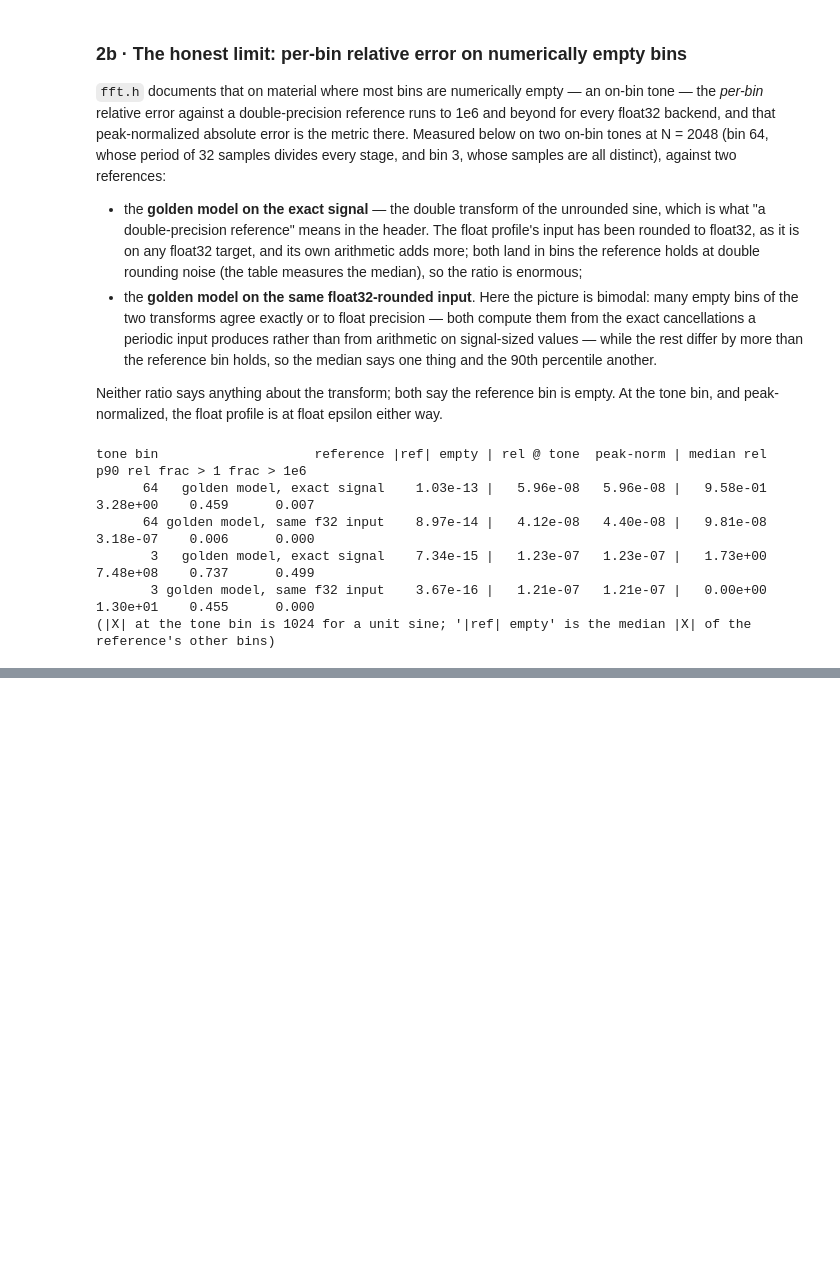
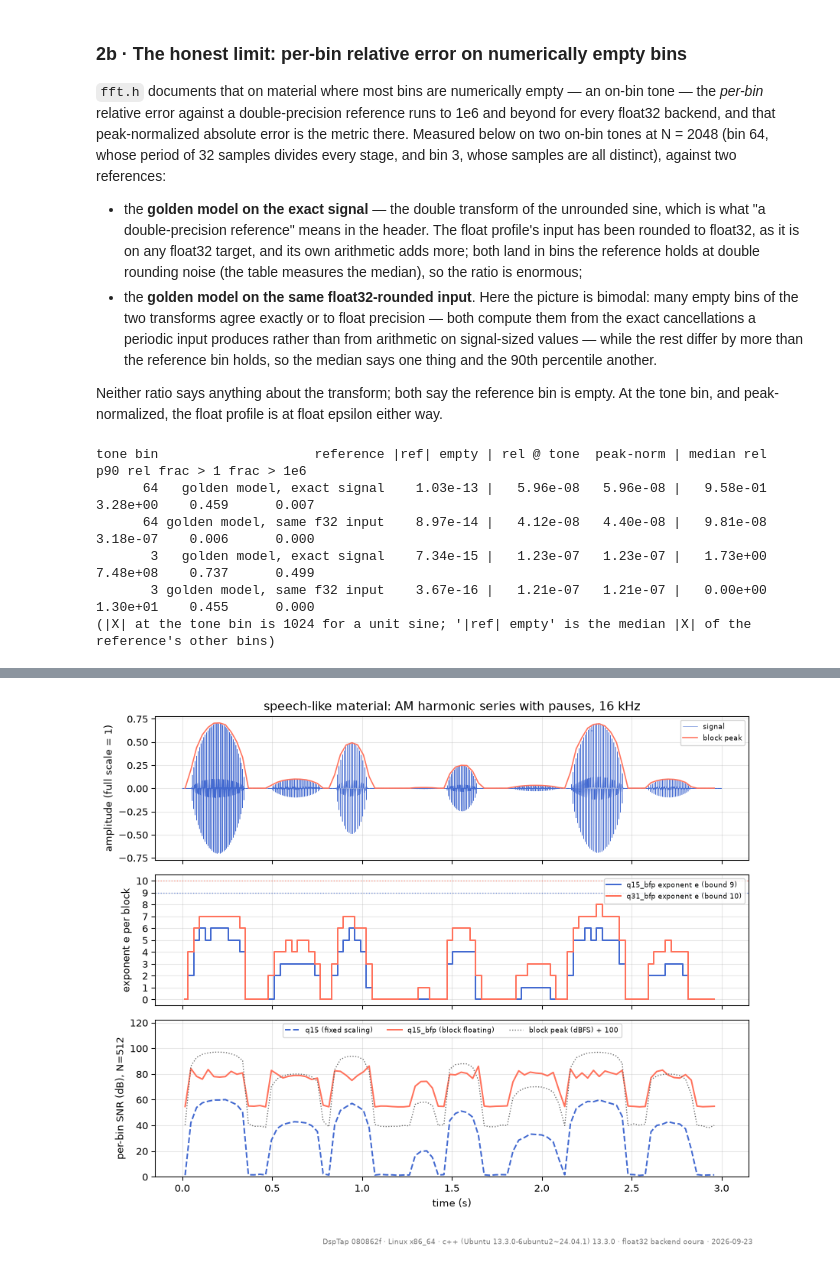
Before and after one commit to tap/DspTap, a Jupyter notebook: notebooks/fft.ipynb, the cells around one changed output, grey strips where cells are left out. Drawn from its saved outputs; the diff is of its cells as text; code cells hidden in the pictures; blank space fills up the shorter version.

```diff
--- a/notebooks/fft.ipynb
+++ b/notebooks/fft.ipynb
@@ -389,0 +837,91 @@ backend the setup cell prints; the corresponding hard gates live in `tests/test_
+# %%
+def speech_like(fs=16000.0, seconds=3.0, seed=20260923):
+    r = np.random.default_rng(seed)
+    count = int(fs * seconds)
+    t = np.arange(count) / fs
+    env, pos, syllables = np.zeros(count), 0.05, []
+    while pos < seconds - 0.2:
+        dur, gap = r.uniform(0.12, 0.3), r.uniform(0.04, 0.25)
+        lvl = [-3.0, -20.0, -6.0, -42.0, -12.0, -30.0][len(syllables) % 6]    # every level, in a fixed order
+        i0, i1 = int(pos * fs), min(int((pos + dur) * fs), count)
+        env[i0:i1] = np.maximum(env[i0:i1], 10 ** (lvl / 20) * np.sin(np.pi * np.arange(i1 - i0) / (i1 - i0)) ** 0.6)
+        syllables.append((pos, dur, lvl))
+        pos += dur + gap
+    f0 = 120.0 * (1 + 0.15 * np.sin(2 * np.pi * 0.7 * t) + 0.02 * np.sin(2 * np.pi * 5.5 * t))
+    phase = 2 * np.pi * np.cumsum(f0) / fs
+    x = np.zeros(count)
+    for k in range(1, 40):
+        fk = k * f0
+        formant = np.exp(-0.5 * ((fk - 600) / 200) ** 2) + 0.5 * np.exp(-0.5 * ((fk - 1800) / 350) ** 2) + 0.15
+        x += (formant / k) * np.sin(k * phase) * (fk < 0.45 * fs)
+    x = x / np.max(np.abs(x)) * env
+    return x + 10 ** (-60 / 20) * r.standard_normal(count) * (0.3 + env), fs, syllables
+
+x, fs, syllables = speech_like()
+NB = 512
+blocks = x[: len(x) // NB * NB].reshape(-1, NB)
+tb = (np.arange(blocks.shape[0]) + 0.5) * NB / fs
+peak_db = 20 * np.log10(np.maximum(np.max(np.abs(blocks), axis=1), 1e-9))
+
+def per_block(profile):
+    f, gold = tap.RealFFT(NB, profile), tap.RealFFT(NB, "double")
+    es, snrs = [], []
+    for b in blocks:
+        buf = f.to_native(b)
+        G = gold.forward(f.from_native(buf))
+        e = f.forward_inplace_raw(buf)
+        out = f.from_native(buf, e)
+        err = np.sum((out[2:] - G[2:]) ** 2)
+        es.append(e)
+        snrs.append(10 * np.log10(np.sum(G[2:] ** 2) / max(err, 1e-300)))
+    return np.array(es), np.array(snrs), f.exponent_bound
+
+res = {p: per_block(p) for p in FIXED}
+
+fig, axes = plt.subplots(3, 1, figsize=(9, 7.6), sharex=True, gridspec_kw={"height_ratios": [1.1, 1, 1.2]})
+axes[0].plot(np.arange(len(x)) / fs, x, lw=0.4, color=C[0], label="signal")
+axes[0].plot(tb, 10 ** (peak_db / 20), "-", lw=1.2, color=C[2], label="block peak")
+axes[0].set(ylabel="amplitude (full scale = 1)", title="speech-like material: AM harmonic series with pauses, 16 kHz")
+axes[0].legend(fontsize=7, loc="upper right")
+for ci, p in enumerate(("q15_bfp", "q31_bfp")):
+    es, _, bound = res[p]
+    axes[1].step(tb, es, where="mid", lw=1.5, color=C[2 * ci], label=f"{p} exponent e (bound {bound})")
+    axes[1].axhline(bound, ls=":", lw=1, color=C[2 * ci], alpha=0.7)
+axes[1].set(ylabel="exponent e per block", yticks=range(0, 11))
+axes[1].legend(fontsize=7, loc="upper right")
+for ci, (p, ls) in enumerate((("q15", "--"), ("q15_bfp", "-"))):
+    axes[2].plot(tb, res[p][1], ls, lw=1.5, color=C[ci * 2], label=f"{p} ({'block floating' if 'bfp' in p else 'fixed scaling'})")
+axes[2].plot(tb, peak_db + 100, ":", lw=1, color="0.4", label="block peak (dBFS) + 100")
+axes[2].set(xlabel="time (s)", ylabel="per-bin SNR (dB), N=512", ylim=(0, 122))
+axes[2].legend(fontsize=7, loc="upper center", ncol=3)
+stamp(fig)
+plt.show()
+
+fig, axes = plt.subplots(1, 2, figsize=(9, 3.4), sharey=False)
+for ax, p, ci in zip(axes, ("q15_bfp", "q31_bfp"), (0, 1)):
+    es, snrs, bound = res[p]
+    jitter = np.random.default_rng(1).uniform(-0.15, 0.15, es.size)
+    ax.scatter(peak_db, es + jitter, s=14, color=C[2 * ci], alpha=0.75, edgecolor="none", label="blocks")
+    ax.axhline(bound, ls=":", lw=1, color="0.4", label=f"fixed-scaling constant {bound}")
+    ax.set(xlabel="block peak level (dBFS)", ylabel="exponent e", title=p, yticks=range(0, bound + 1))
+    ax.legend(fontsize=7, loc="upper left")
+fig.suptitle("the block-floating exponent tracks the block's actual growth: 0 for quiet blocks, a few bits under the constant at full scale", fontsize=9.5)
+stamp(fig)
+plt.show()
+
+# The "quiet" blocks are two populations: pauses at the -60 dBFS noise floor and quiet syllables
+# (-50 ... -30 dBFS); the policy's point is the latter, so the two are reported apart.
+pause, quiet_syl, loud = peak_db < -50, (peak_db >= -50) & (peak_db < -30), peak_db > -10
+print(f"{blocks.shape[0]} blocks: {pause.sum()} pauses (< -50 dBFS), {quiet_syl.sum()} quiet-syllable blocks (-50 ... -30 dBFS), "
+      f"{loud.sum()} loud blocks (> -10 dBFS); {len(syllables)} syllables at levels {[float(l) for _, _, l in syllables]} dBFS")
+print(f"\n{'profile':8} {'e range':>8} {'bound':>5} | {'e = 0 up to':>11} {'first e > 0 at':>14} | {'median per-bin SNR (dB):':>24} {'all':>6} {'pauses':>7} {'quiet syl.':>10} {'loud':>6}")
+for p in FIXED:
+    es, snrs, bound = res[p]
+    e0_up_to = f"{peak_db[es == 0].max():7.1f} dBFS" if (es == 0).any() else "   (never)  "
+    first_e = f"{peak_db[es > 0].min():7.1f} dBFS"
+    print(f"{p:8} {f'[{es.min()}, {es.max()}]':>8} {bound:5d} | {e0_up_to:>11} {first_e:>14} | {'':>24} {np.median(snrs):6.1f} "
+          f"{np.median(snrs[pause]):7.1f} {np.median(snrs[quiet_syl]):10.1f} {np.median(snrs[loud]):6.1f}")
+print("('e = 0 up to' is the loudest block peak that still returned e = 0, 'first e > 0 at' the quietest block that shifted:")
+print(" the two overlap because the exponent follows the block's spectral growth, not its peak)")
+# %% [output]
+[figure, added]
```
Also changed, not shown: parts of 27 cells of this notebook, 9 other files.
